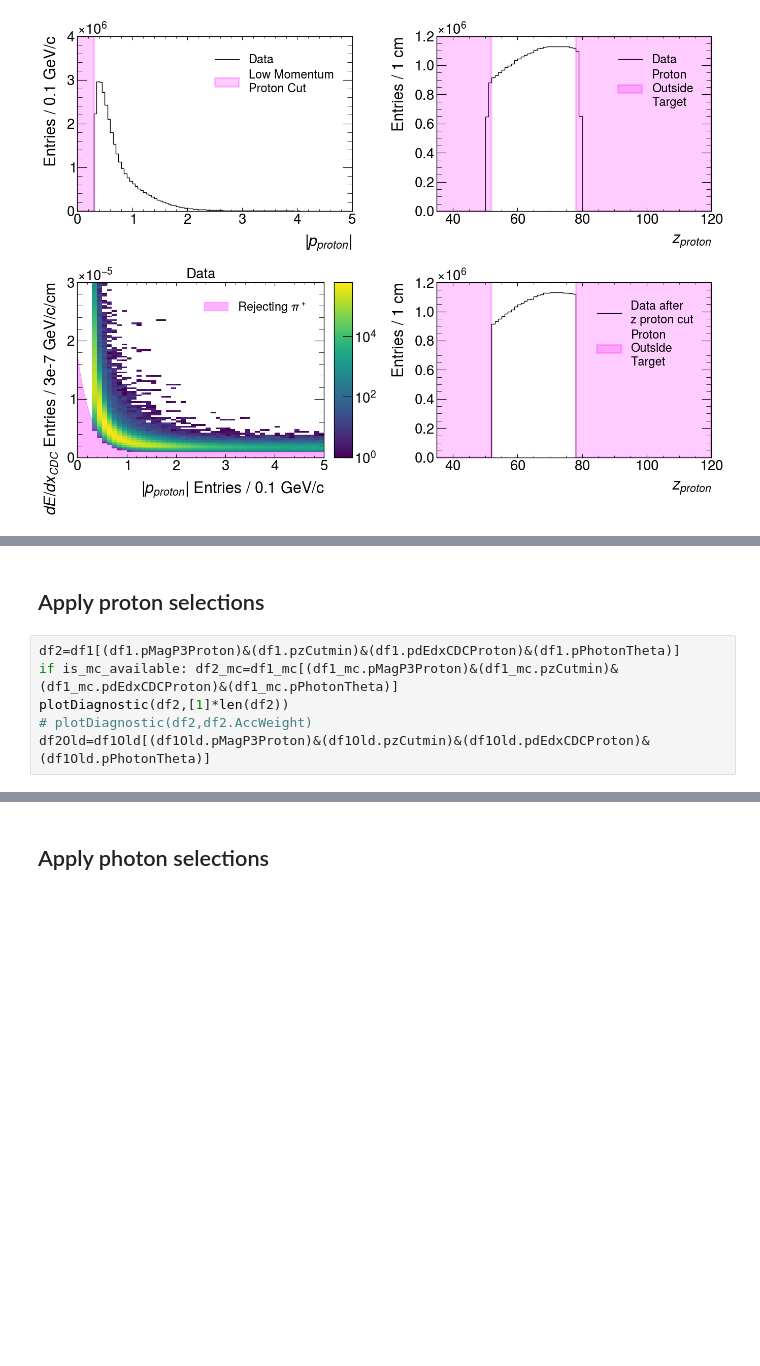
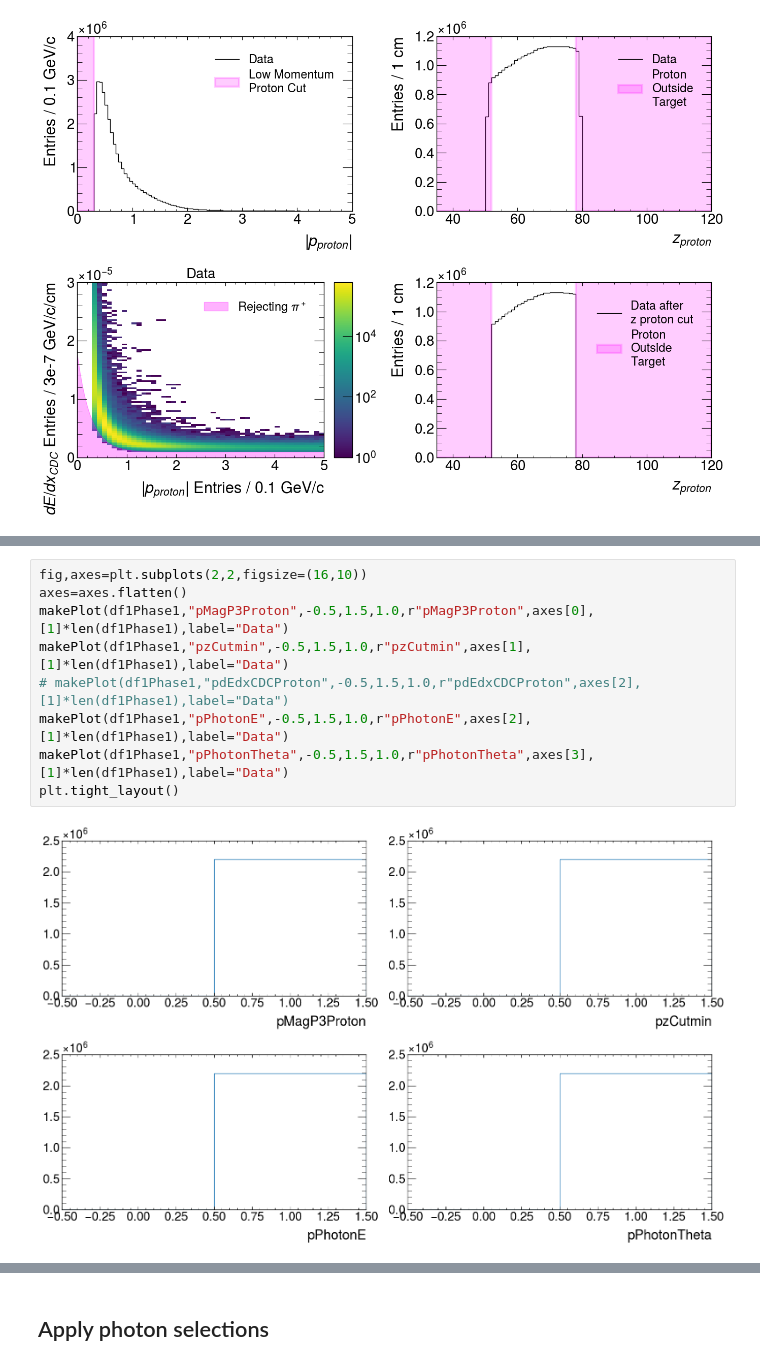
Before and after one commit to nseptian/EtaPi0Analysis, a Jupyter notebook: study_eventSelections/event_selection.ipynb, the cells around one changed output, grey strips where cells are left out. Saved outputs shown, nothing was run; the diff lists cells and outputs as text; blank space fills up the shorter version.

```diff
--- a/study_eventSelections/event_selection.ipynb
+++ b/study_eventSelections/event_selection.ipynb
@@ -533,8 +542,11 @@ plt.tight_layout()
-# %% [markdown]
-## Apply proton selections
-# %%
-df2=df1[(df1.pMagP3Proton)&(df1.pzCutmin)&(df1.pdEdxCDCProton)&(df1.pPhotonTheta)]
-if is_mc_available: df2_mc=df1_mc[(df1_mc.pMagP3Proton)&(df1_mc.pzCutmin)&(df1_mc.pdEdxCDCProton)&(df1_mc.pPhotonTheta)]
-plotDiagnostic(df2,[1]*len(df2))
-# plotDiagnostic(df2,df2.AccWeight)
-df2Old=df1Old[(df1Old.pMagP3Proton)&(df1Old.pzCutmin)&(df1Old.pdEdxCDCProton)&(df1Old.pPhotonTheta)]
+# %%
+fig,axes=plt.subplots(2,2,figsize=(16,10))
+axes=axes.flatten()
+makePlot(df1Phase1,"pMagP3Proton",-0.5,1.5,1.0,r"pMagP3Proton",axes[0],[1]*len(df1Phase1),label="Data")
+makePlot(df1Phase1,"pzCutmin",-0.5,1.5,1.0,r"pzCutmin",axes[1],[1]*len(df1Phase1),label="Data")
+# makePlot(df1Phase1,"pdEdxCDCProton",-0.5,1.5,1.0,r"pdEdxCDCProton",axes[2],[1]*len(df1Phase1),label="Data")
+makePlot(df1Phase1,"pPhotonE",-0.5,1.5,1.0,r"pPhotonE",axes[2],[1]*len(df1Phase1),label="Data")
+makePlot(df1Phase1,"pPhotonTheta",-0.5,1.5,1.0,r"pPhotonTheta",axes[3],[1]*len(df1Phase1),label="Data")
+plt.tight_layout()
+# %% [output]
+[figure, added]
```
Also changed, not shown: parts of 23 cells of this notebook.
